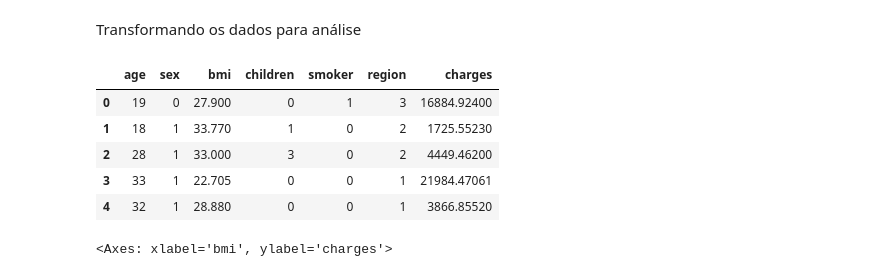
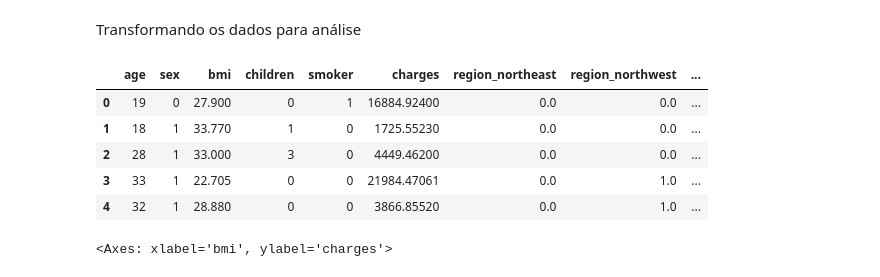
Before and after one commit to FIAP-3IADT-G11/tech-challenge-1, a Jupyter notebook: tech_challenge_notebook.ipynb, the cells around one changed output. Cells and saved outputs as stored; diff of their text form; code cells hidden in the pictures.

```diff
--- a/tech_challenge_notebook.ipynb
+++ b/tech_challenge_notebook.ipynb
@@ -76,22 +76,28 @@ array([[<Axes: title={'center': 'age'}>, <Axes: title={'center': 'bmi'}>],
 # %% [markdown]
 Transformando os dados para análise
 # %%
-from sklearn.preprocessing import LabelEncoder
+from sklearn.preprocessing import LabelEncoder, OneHotEncoder
 
 label_encoder = LabelEncoder()
+one_hot_encoder = OneHotEncoder(sparse_output=False)
 
 df['sex'] = label_encoder.fit_transform(df['sex'])
 df['smoker'] = label_encoder.fit_transform(df['smoker'])
-df['region'] = label_encoder.fit_transform(df['region'])
+
+one_hot_encoded_data =one_hot_encoder.fit_transform(df[['region']])
+one_hot_encode_data_frame = pd.DataFrame(one_hot_encoded_data, columns=one_hot_encoder.get_feature_names_out(['region']))
+
+df = pd.concat([df, one_hot_encode_data_frame], axis=1)
+df = df.drop(columns=['region'])
 
 df.head()
 # %% [output]
-|  | age | sex | bmi | children | smoker | region | charges |
-| 0 | 19 | 0 | 27.900 | 0 | 1 | 3 | 16884.92400 |
-| 1 | 18 | 1 | 33.770 | 1 | 0 | 2 | 1725.55230 |
-| 2 | 28 | 1 | 33.000 | 3 | 0 | 2 | 4449.46200 |
-| 3 | 33 | 1 | 22.705 | 0 | 0 | 1 | 21984.47061 |
-| 4 | 32 | 1 | 28.880 | 0 | 0 | 1 | 3866.85520 |
+|  | age | sex | bmi | children | smoker | charges | region_northeast | region_northwest | ... |
+| 0 | 19 | 0 | 27.900 | 0 | 1 | 16884.92400 | 0.0 | 0.0 | ... |
+| 1 | 18 | 1 | 33.770 | 1 | 0 | 1725.55230 | 0.0 | 0.0 | ... |
+| 2 | 28 | 1 | 33.000 | 3 | 0 | 4449.46200 | 0.0 | 0.0 | ... |
+| 3 | 33 | 1 | 22.705 | 0 | 0 | 21984.47061 | 0.0 | 1.0 | ... |
+| 4 | 32 | 1 | 28.880 | 0 | 0 | 3866.85520 | 0.0 | 1.0 | ... |
 # %%
 sns.regplot(x='bmi', y='charges', data=df, line_kws={'color':'red'})
 # %% [output]
```
Also changed, not shown: parts of 17 cells of this notebook.
